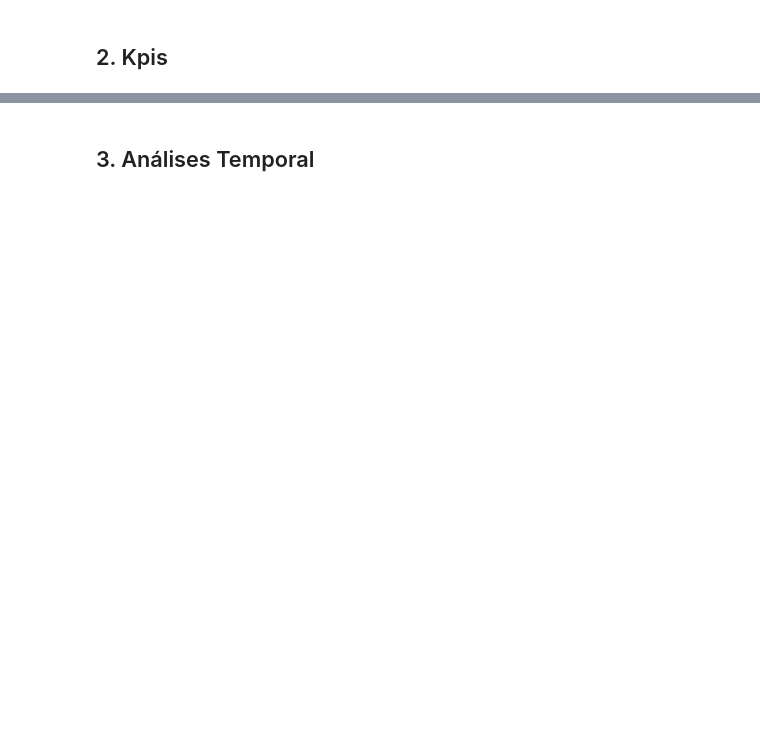
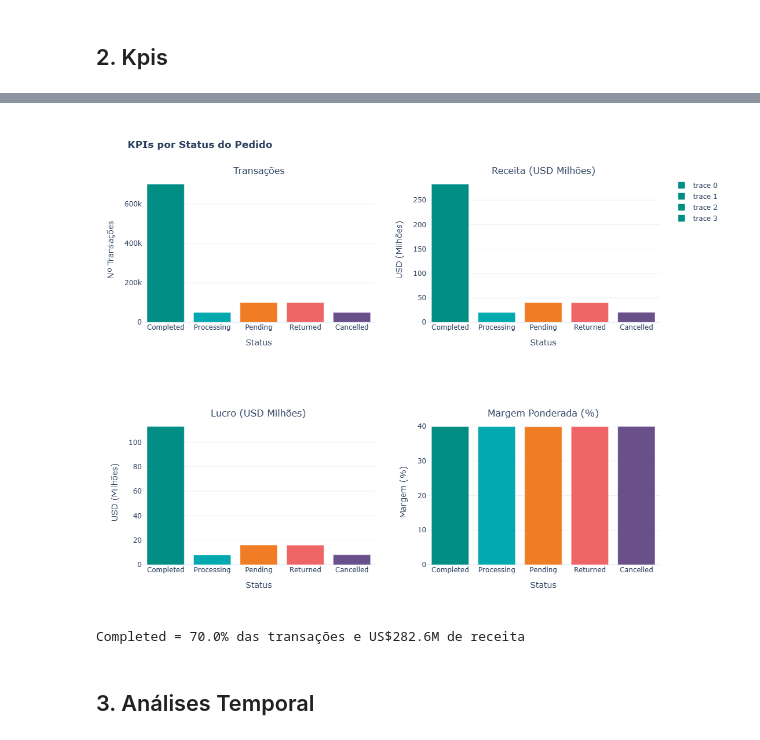
Before and after one commit to victorxavier01/EDA, a Jupyter notebook: 03-ecommerce-1m/eda_ecommerce_1m.ipynb, the cells around one changed output, grey strips where cells are left out. Drawn from its saved outputs; the diff is of its cells as text; code cells hidden in the pictures; blank space fills up the shorter version.

```diff
--- a/03-ecommerce-1m/eda_ecommerce_1m.ipynb
+++ b/03-ecommerce-1m/eda_ecommerce_1m.ipynb
@@ -186,3 +190,55 @@ plt.show()
+# %%
+# KPIs por status do pedido
+status = df.groupby('order_status').agg(
+    transacoes=('order_id', 'count'),
+    receita=('total_price_usd', 'sum'),
+    lucro=('profit_usd', 'sum')
+).reindex(['Completed', 'Processing', 'Pending', 'Returned', 'Cancelled'])
+
+cores_status = {
+    'Completed': '#008D84',
+    'Processing': '#02AAB0',
+    'Pending': '#F07D25',
+    'Returned': '#EF6567',
+    'Cancelled': '#6A508A'
+}
+
+fig = make_subplots(
+    rows=2, cols=2,
+    subplot_titles=('Transações', 'Receita (USD Milhões)',
+                    'Lucro (USD Milhões)', 'Margem Ponderada (%)'),
+    vertical_spacing=0.25
+)
+
+x = status.index
+fig.add_trace(go.Bar(x=x, y=status['transacoes'],
+                     marker_color=[cores_status[s] for s in x]), row=1, col=1)
+fig.add_trace(go.Bar(x=x, y=status['receita'] / 1e6,
+                     marker_color=[cores_status[s] for s in x]), row=1, col=2)
+fig.add_trace(go.Bar(x=x, y=status['lucro'] / 1e6,
+                     marker_color=[cores_status[s] for s in x]), row=2, col=1)
+fig.add_trace(go.Bar(x=x, y=status['lucro'] / status['receita'] * 100,
+                     marker_color=[cores_status[s] for s in x]), row=2, col=2)
+
+fig.update_layout(
+    title='<b>KPIs por Status do Pedido</b>',
+    template='plotly_white',
+    height=850
+)
+fig.update_xaxes(title_text='Status', row=1, col=1)
+fig.update_yaxes(title_text='Nº Transações', row=1, col=1)
+fig.update_xaxes(title_text='Status', row=1, col=2)
+fig.update_yaxes(title_text='USD (Milhões)', row=1, col=2)
+fig.update_xaxes(title_text='Status', row=2, col=1)
+fig.update_yaxes(title_text='USD (Milhões)', row=2, col=1)
+fig.update_xaxes(title_text='Status', row=2, col=2)
+fig.update_yaxes(title_text='Margem (%)', row=2, col=2)
+fig.show()
+
+print(f"Completed = {status['transacoes'].loc['Completed'] / len(df) * 100:.1f}% das transações e US${status['receita'].loc['Completed'] / 1e6:.1f}M de receita")
+# %% [output]
+[figure, added]
+Completed = 70.0% das transações e US$282.6M de receita
 # %% [markdown]
 <div id="temporal"></div>
 
```
Also changed, not shown: parts of 20 cells of this notebook, 1 other file.
